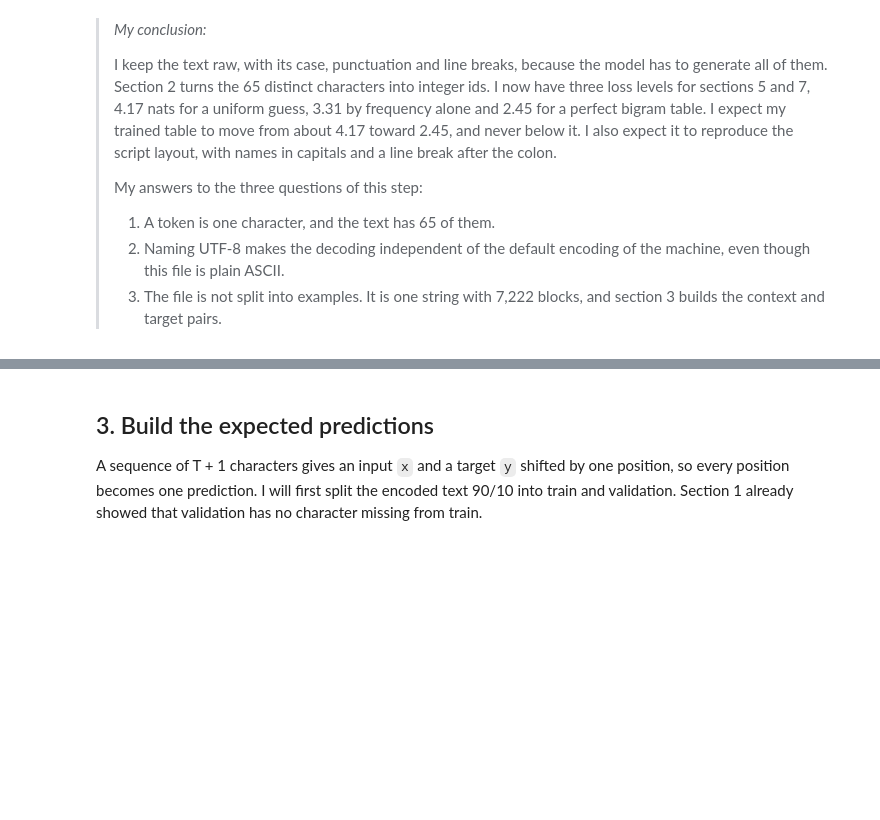
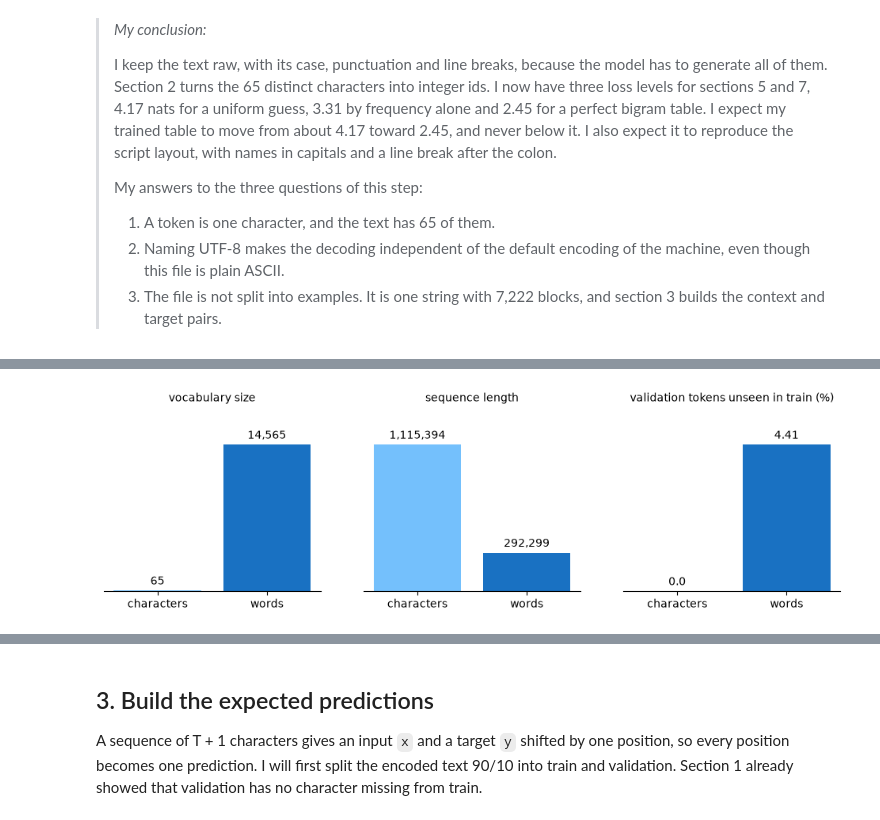
Before and after one commit to mcrayssac/ING3_IAA_GB_NLP, a Jupyter notebook: TP1_transformers.ipynb, the cells around one changed output, grey strips where cells are left out. Cells and saved outputs as stored; diff of their text form; code cells hidden in the pictures; blank space fills up the shorter version.

```diff
--- a/TP1_transformers.ipynb
+++ b/TP1_transformers.ipynb
@@ -432,0 +551,26 @@ PyTorch works on numbers, so I give each of the 65 characters an integer id. I w
+# %%
+# Characters or words? Compare vocabulary size, sequence length and unseen tokens in validation.
+WORD_PATTERN = r"[A-Za-z']+|[^A-Za-z'\s]|\n"  # a word, a single sign or a line break
+
+tokenizers = {'characters': list, 'words': lambda s: re.findall(WORD_PATTERN, s)}
+measures = {}
+for name, tokenize in tokenizers.items():
+    train_tokens, val_tokens = tokenize(text[:split_at]), tokenize(text[split_at:])
+    known = set(train_tokens)
+    unseen = sum(token not in known for token in val_tokens)
+    measures[name] = [len(known | set(val_tokens)), len(train_tokens) + len(val_tokens),
+                      percentage(unseen, len(val_tokens))]
+
+titles = ['vocabulary size', 'sequence length', 'validation tokens unseen in train (%)']
+fig, axes = plt.subplots(1, 3, figsize=(12, 3))
+for k, (ax, title) in enumerate(zip(axes, titles)):
+    values = [measures[name][k] for name in tokenizers]
+    bars = ax.bar(list(tokenizers), values, color=['#74c0fc', '#1971c2'])
+    ax.bar_label(bars, labels=[f'{value:,}' for value in values], padding=3)
+    ax.set_title(title, fontsize=10)
+    ax.set_ylim(0, max(values) * 1.25)
+    ax.set_yticks([])
+    ax.spines[['top', 'right', 'left']].set_visible(False)
+plt.show()
+# %% [output]
+[figure, added]
```
Also changed, not shown: parts of 15 cells of this notebook, 4 other files.
